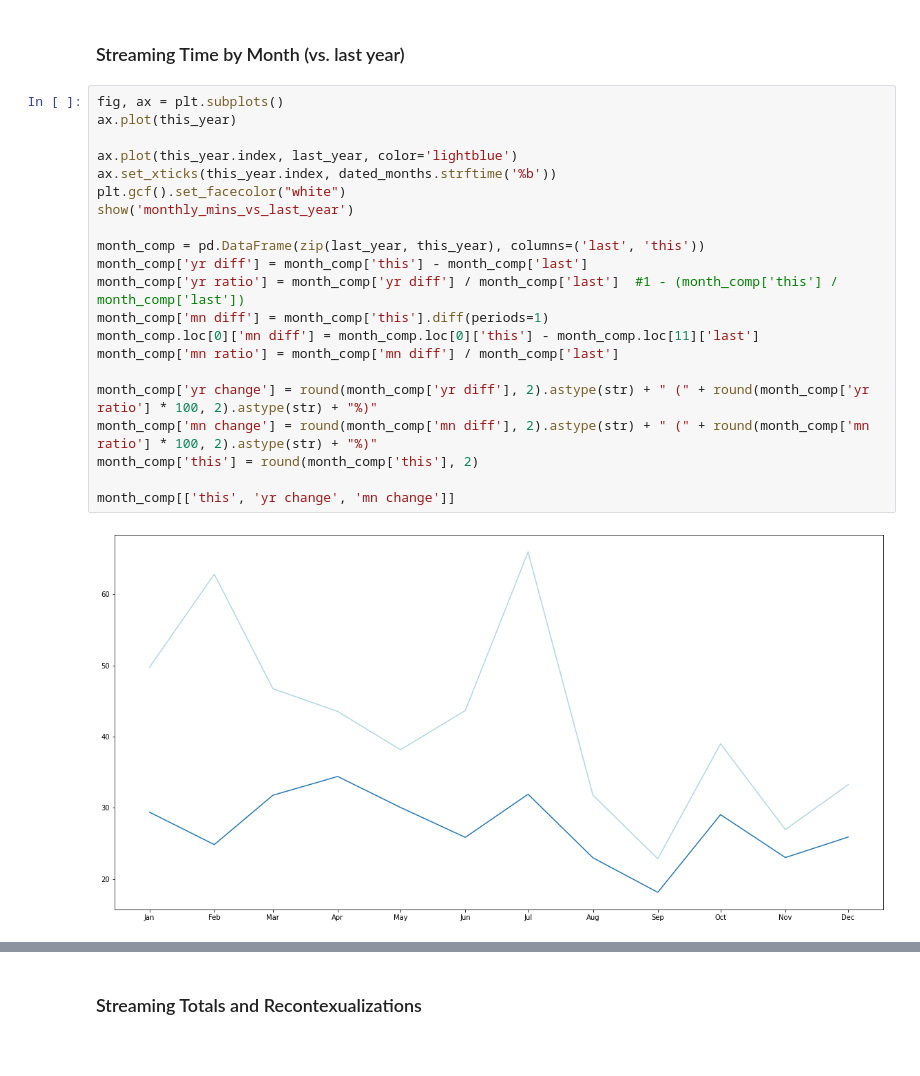
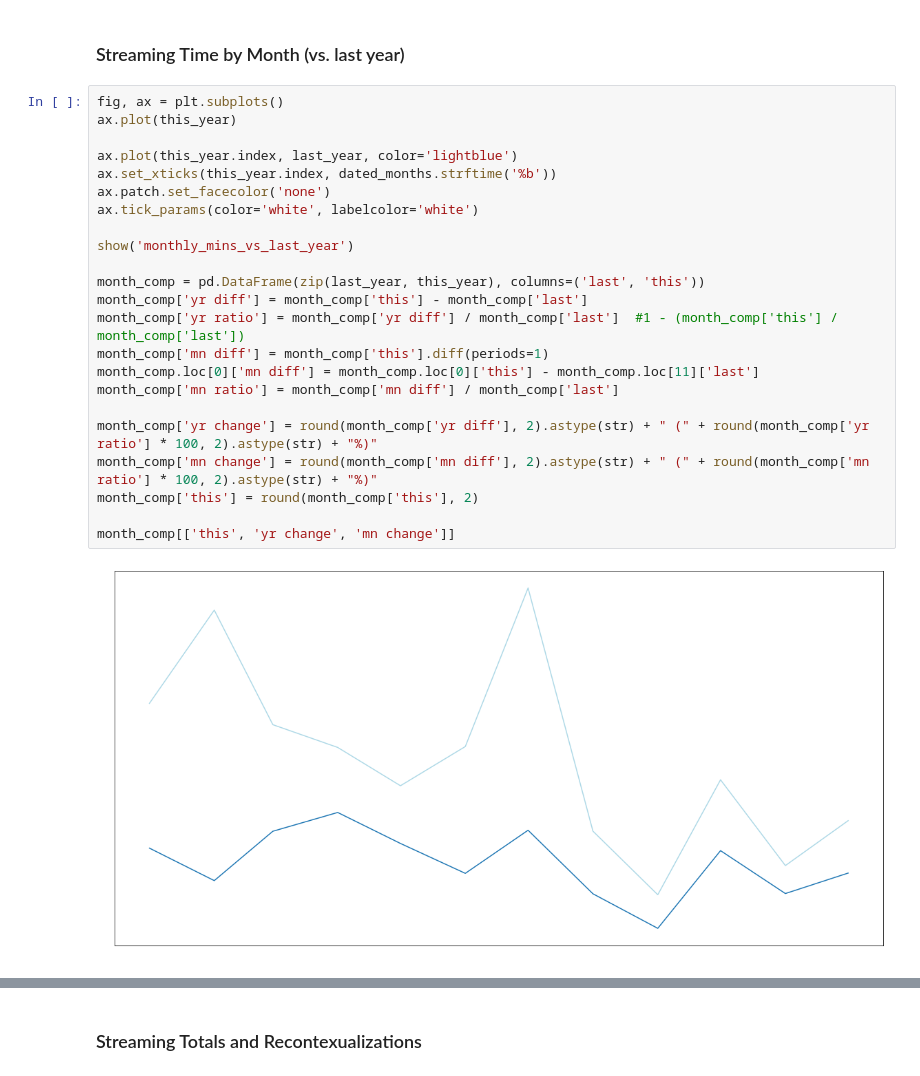
Before and after one commit to zakwht/spotify, a Jupyter notebook: time.ipynb, the cells around one changed output, grey strips where cells are left out. Drawn from its saved outputs; the diff is of its cells as text.

```diff
--- a/time.ipynb
+++ b/time.ipynb
@@ -118,26 +118,28 @@ Name: ms_played, dtype: float64
 # %%
 fig, ax = plt.subplots()
 ax.plot(this_year)
 
 ax.plot(this_year.index, last_year, color='lightblue')
 ax.set_xticks(this_year.index, dated_months.strftime('%b'))
-plt.gcf().set_facecolor("white")
+ax.patch.set_facecolor('none')
+ax.tick_params(color='white', labelcolor='white')
+
 show('monthly_mins_vs_last_year')
 
 month_comp = pd.DataFrame(zip(last_year, this_year), columns=('last', 'this'))
 month_comp['yr diff'] = month_comp['this'] - month_comp['last']
 month_comp['yr ratio'] = month_comp['yr diff'] / month_comp['last']  #1 - (month_comp['this'] / month_comp['last'])
 month_comp['mn diff'] = month_comp['this'].diff(periods=1)
 month_comp.loc[0]['mn diff'] = month_comp.loc[0]['this'] - month_comp.loc[11]['last']
 month_comp['mn ratio'] = month_comp['mn diff'] / month_comp['last']
 
 month_comp['yr change'] = round(month_comp['yr diff'], 2).astype(str) + " (" + round(month_comp['yr ratio'] * 100, 2).astype(str) + "%)"
 month_comp['mn change'] = round(month_comp['mn diff'], 2).astype(str) + " (" + round(month_comp['mn ratio'] * 100, 2).astype(str) + "%)"
 month_comp['this'] = round(month_comp['this'], 2)
 
 month_comp[['this', 'yr change', 'mn change']]
 # %% [output]
-[figure, old version]
+[figure, new version]
 |  | this | yr change | mn change |
 | 0 | 29.39 | -20.34 (-40.9%) | -3.86 (-7.76%) |
 | 1 | 24.83 | -38.01 (-60.49%) | -4.57 (-7.27%) |
```
Also changed, not shown: 10 other files.
